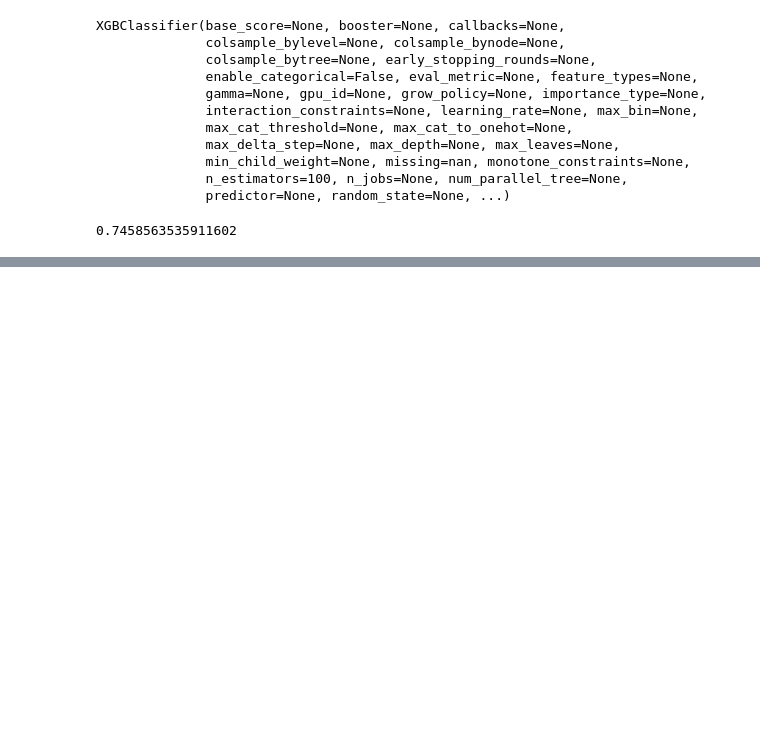
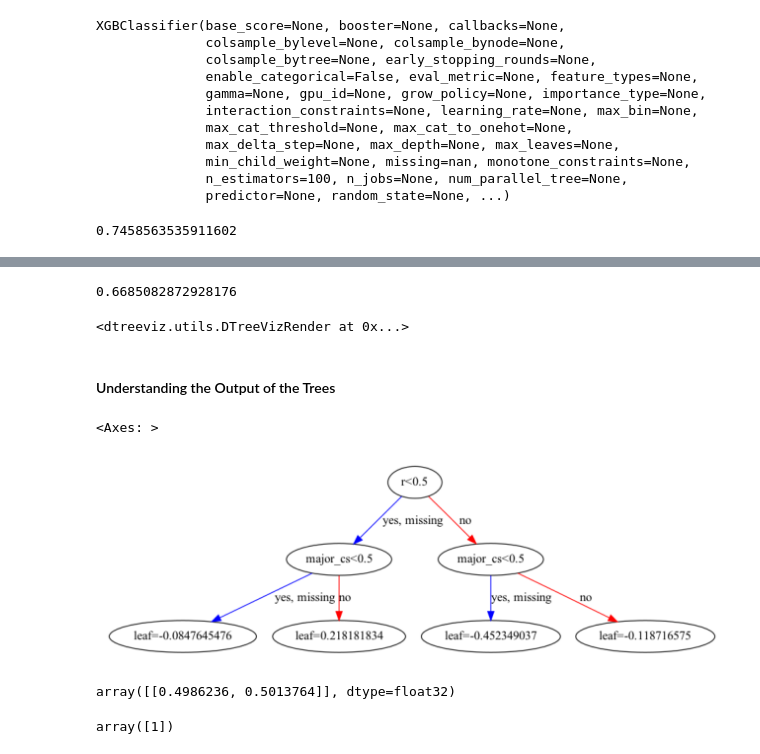
Before and after one commit to joakor89/effective_XGBoost, a Jupyter notebook: Effective XGBoost.ipynb, the cells around one changed output, grey strips where cells are left out. Drawn from its saved outputs; the diff is of its cells as text; code cells hidden in the pictures; blank space fills up the shorter version.

```diff
--- a/Effective XGBoost.ipynb
+++ b/Effective XGBoost.ipynb
@@ -1194,3 +1194,9 @@ XGBClassifier(base_score=None, booster=None, callbacks=None,
 xg_oob.score(X_test, y_test)
 # %% [output]
 0.7458563535911602
+# %%
+# Let's try with depth of 2 and 2 trees
+
+xg2 = xgb.XGBClassifier(max_depth=2, n_estimators=2)
+# %%
+xg2.fit(X_train, y_train)
@@ -1196,0 +1215,4 @@ xg_oob.score(X_test, y_test)
+# %%
+xg2.score(X_test, y_test)
+# %% [output]
+0.6685082872928176
@@ -1196,0 +1225,6 @@ xg_oob.score(X_test, y_test)
+# %%
+viz.view(depth_range_to_display=[0, 2])
+# %% [output]
+<dtreeviz.utils.DTreeVizRender at 0x...>
+# %% [markdown]
+#### Understanding the Output of the Trees
@@ -1196,0 +1233,5 @@ xg_oob.score(X_test, y_test)
+# %%
+xgb.plot_tree(xg2, num_trees=0)
+# %% [output]
+<Axes: >
+[figure, added]
@@ -1196,0 +1259,8 @@ xg_oob.score(X_test, y_test)
+# %%
+xg2.predict_proba(se7894)
+# %% [output]
+array([[0.4986236, 0.5013764]], dtype=float32)
+# %%
+xg2.predict(pd.DataFrame(se7894))
+# %% [output]
+array([1])
```
Also changed, not shown: parts of 21 cells of this notebook.
